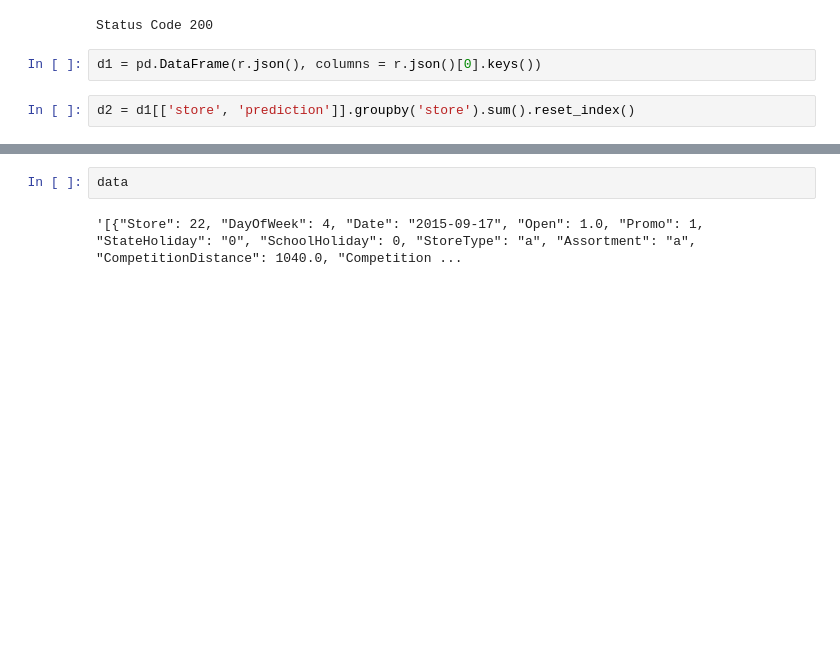
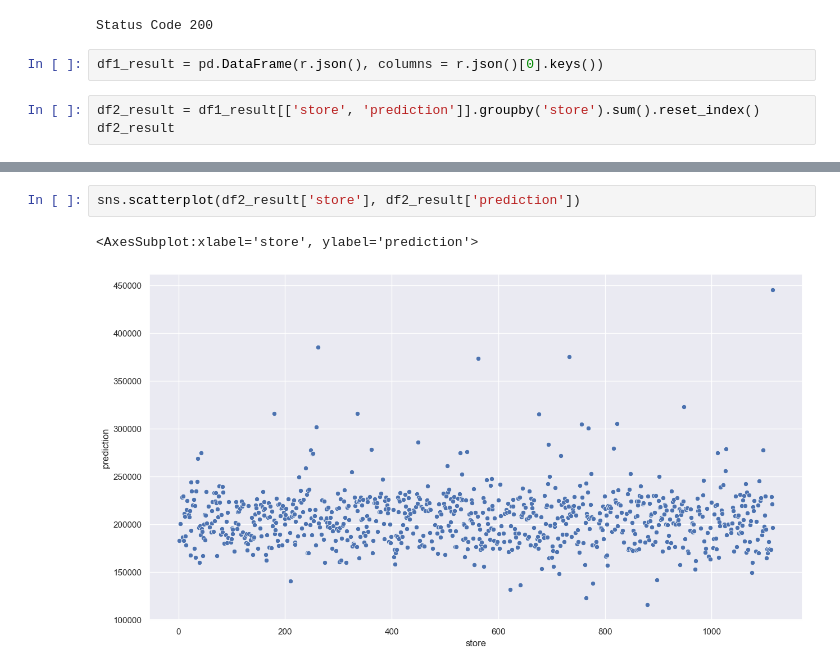
Before and after one commit to LeonardoArndt/proj2_ds_em_prod, a Jupyter notebook: m10_v01_store_sales_prediction.ipynb, the cells around one changed output, grey strips where cells are left out. Drawn from its saved outputs; the diff is of its cells as text; blank space fills up the shorter version.

```diff
--- a/m10_v01_store_sales_prediction.ipynb
+++ b/m10_v01_store_sales_prediction.ipynb
@@ -1719,6 +1716,7 @@ print('Status Code {}'.format(r.status_code))
 # %% [output]
 Status Code 200
 # %%
-d1 = pd.DataFrame(r.json(), columns = r.json()[0].keys())
+df1_result = pd.DataFrame(r.json(), columns = r.json()[0].keys())
 # %%
-d2 = d1[['store', 'prediction']].groupby('store').sum().reset_index()
+df2_result = df1_result[['store', 'prediction']].groupby('store').sum().reset_index()
+df2_result
@@ -1731,4 +1758,5 @@ Store 24 are going to sell about R$ 208,935.77 in 6 week fowards
 # %%
-data
+sns.scatterplot(df2_result['store'], df2_result['prediction'])
 # %% [output]
-'[{"Store": 22, "DayOfWeek": 4, "Date": "2015-09-17", "Open": 1.0, "Promo": 1, "StateHoliday": "0", "SchoolHoliday": 0, "StoreType": "a", "Assortment": "a", "CompetitionDistance": 1040.0, "Competition ...
+<AxesSubplot:xlabel='store', ylabel='prediction'>
+[figure, added]
```
Also changed, not shown: parts of 4 cells of this notebook.
